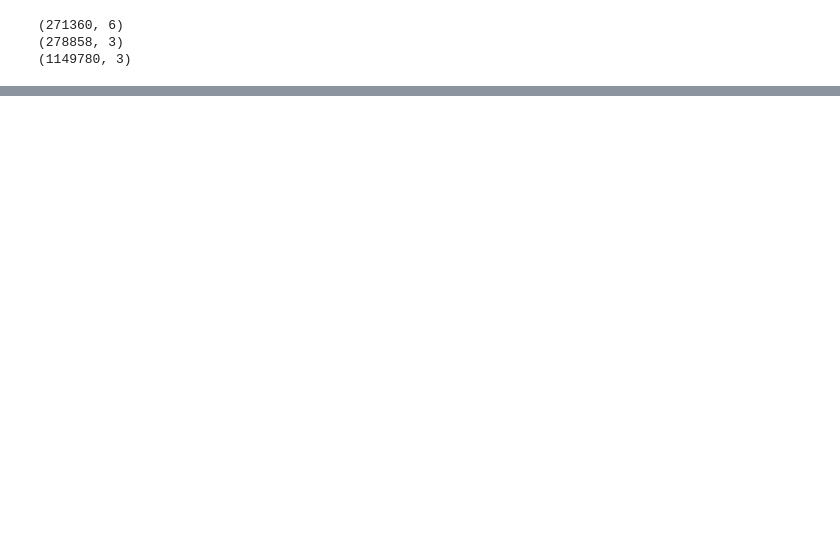
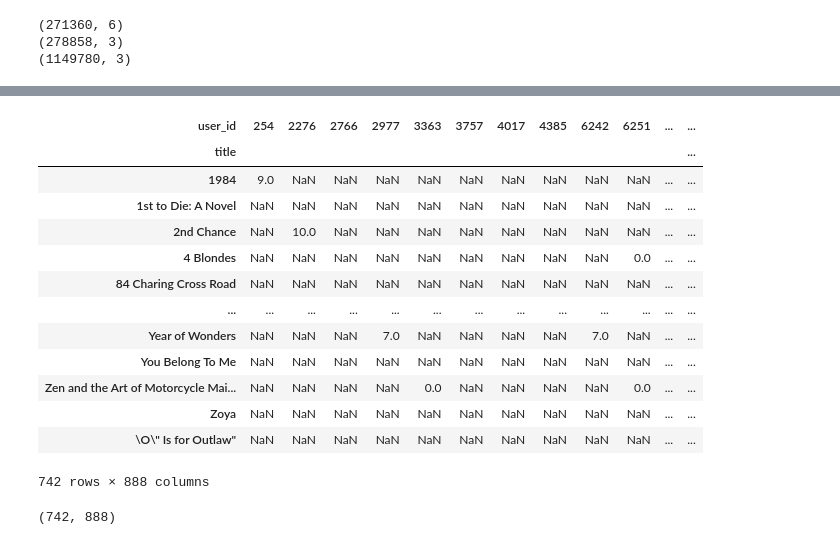
Before and after one commit to subhashbala/End-to-End-Book-Recommender-System, a Jupyter notebook: notebook/research.ipynb, the cells around one changed output, grey strips where cells are left out. Drawn from its saved outputs; the diff is of its cells as text; code cells hidden in the pictures; blank space fills up the shorter version.

```diff
--- a/notebook/research.ipynb
+++ b/notebook/research.ipynb
@@ -151,0 +229,2 @@ KeyError: 'user_id'
+# %%
+final_rating = ratings_with_books.merge(number_rating, on='title')
@@ -151,0 +240,4 @@ KeyError: 'user_id'
+# %%
+# Lets take those books which got at least 50 ratings of user
+
+final_rating = final_rating[final_rating['num_of_rating'] >= 50]
@@ -151,0 +253,3 @@ KeyError: 'user_id'
+# %%
+# lets drop the duplicates
+final_rating.drop_duplicates(['user_id', 'title'],inplace=True)
@@ -151,0 +269,28 @@ KeyError: 'user_id'
+# %%
+# we have to convert this data into a pivot table
+# a pivot table is a function from the Pandas library used to summarize and reorganize tabular data
+# takes simple column-wise data as input, and groups the entries into a two-dimensional table that provides a multidimensional summarization of the data
+# we can build the entire recommender system by our pivot table
+book_pivot = final_rating.pivot_table(columns='user_id', index='title', values= 'rating')
+# %%
+book_pivot
+# %% [output]
+| user_id | 254 | 2276 | 2766 | 2977 | 3363 | 3757 | 4017 | 4385 | 6242 | 6251 | ... | ... |
+| title |  |  |  |  |  |  |  |  |  |  |  | ... |
+| 1984 | 9.0 | NaN | NaN | NaN | NaN | NaN | NaN | NaN | NaN | NaN | ... | ... |
+| 1st to Die: A Novel | NaN | NaN | NaN | NaN | NaN | NaN | NaN | NaN | NaN | NaN | ... | ... |
+| 2nd Chance | NaN | 10.0 | NaN | NaN | NaN | NaN | NaN | NaN | NaN | NaN | ... | ... |
+| 4 Blondes | NaN | NaN | NaN | NaN | NaN | NaN | NaN | NaN | NaN | 0.0 | ... | ... |
+| 84 Charing Cross Road | NaN | NaN | NaN | NaN | NaN | NaN | NaN | NaN | NaN | NaN | ... | ... |
+| ... | ... | ... | ... | ... | ... | ... | ... | ... | ... | ... | ... | ... |
+| Year of Wonders | NaN | NaN | NaN | 7.0 | NaN | NaN | NaN | NaN | 7.0 | NaN | ... | ... |
+| You Belong To Me | NaN | NaN | NaN | NaN | NaN | NaN | NaN | NaN | NaN | NaN | ... | ... |
+| Zen and the Art of Motorcycle Mai... | NaN | NaN | NaN | NaN | 0.0 | NaN | NaN | NaN | NaN | 0.0 | ... | ... |
+| Zoya | NaN | NaN | NaN | NaN | NaN | NaN | NaN | NaN | NaN | NaN | ... | ... |
+| \O\" Is for Outlaw" | NaN | NaN | NaN | NaN | NaN | NaN | NaN | NaN | NaN | NaN | ... | ... |
+742 rows × 888 columns
+# %%
+# in the above, NaN means there is a 0, but we have to make it a number, we will be using something called "sparse" to do so
+book_pivot.shape
+# %% [output]
+(742, 888)
```
Also changed, not shown: parts of 52 cells of this notebook, 29 other files.
